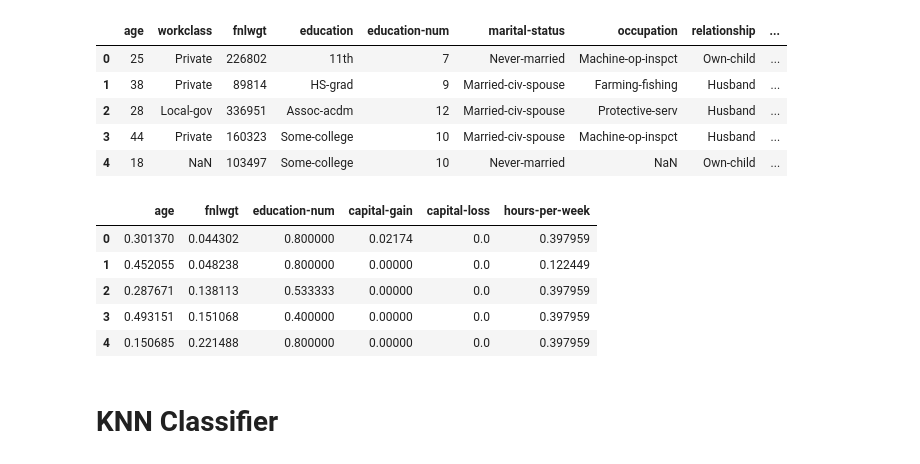
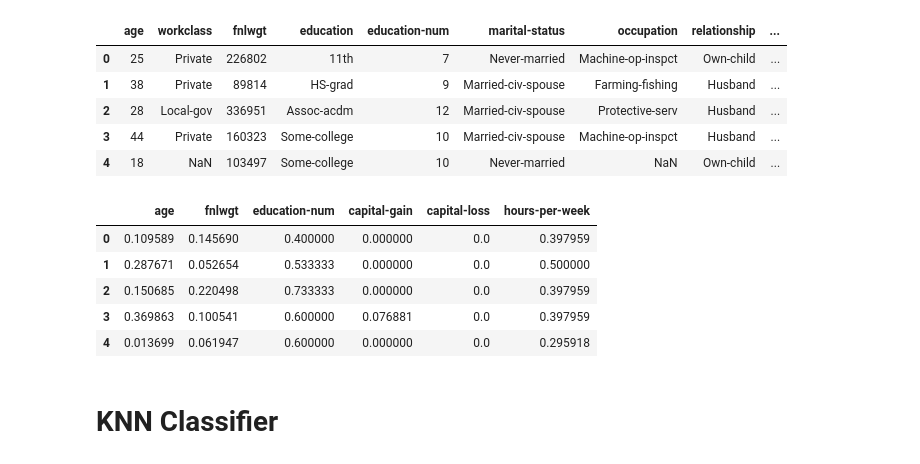
Before and after one commit to Pligabue/PCS5024-2021, a Jupyter notebook: Classifiers for the Adult Dataset/main.ipynb, the cells around one changed output. Saved outputs shown, nothing was run; the diff lists cells and outputs as text; code cells hidden in the pictures.

```diff
--- a/Classifiers for the Adult Dataset/main.ipynb
+++ b/Classifiers for the Adult Dataset/main.ipynb
@@ -38,6 +40,10 @@ The second issue that must be dealt with is the range of each numeric feature, a
 # %%
-numeric_adult_df = (numeric_adult_df - numeric_adult_df.min()) / (numeric_adult_df.max() - numeric_adult_df.min())
-numeric_adult_df.head()
+scaler = MinMaxScaler()
+scaler.fit(numeric_adult_df)
+
+scaled_data = scaler.transform(numeric_adult_df)
+scaled_adult_df = pd.DataFrame(data=scaled_data, columns=numeric_names)
+scaled_adult_df.head()
 # %% [output]
 |  | age | fnlwgt | education-num | capital-gain | capital-loss | hours-per-week |
 | 0 | 0.301370 | 0.044302 | 0.800000 | 0.02174 | 0.0 | 0.397959 |
@@ -76,15 +82,16 @@ test_df.head()
 # %%
 numeric_test_df = test_df[numeric_names]
 
-numeric_test_df = (numeric_test_df - numeric_adult_df.min()) / (numeric_adult_df.max() - numeric_adult_df.min())
-numeric_adult_df.head()
+scaled_data = scaler.transform(numeric_test_df)
+scaled_test_df = pd.DataFrame(data=scaled_data, columns=numeric_names)
+scaled_test_df.head()
 # %% [output]
 |  | age | fnlwgt | education-num | capital-gain | capital-loss | hours-per-week |
-| 0 | 0.301370 | 0.044302 | 0.800000 | 0.02174 | 0.0 | 0.397959 |
-| 1 | 0.452055 | 0.048238 | 0.800000 | 0.00000 | 0.0 | 0.122449 |
-| 2 | 0.287671 | 0.138113 | 0.533333 | 0.00000 | 0.0 | 0.397959 |
-| 3 | 0.493151 | 0.151068 | 0.400000 | 0.00000 | 0.0 | 0.397959 |
-| 4 | 0.150685 | 0.221488 | 0.800000 | 0.00000 | 0.0 | 0.397959 |
+| 0 | 0.109589 | 0.145690 | 0.400000 | 0.000000 | 0.0 | 0.397959 |
+| 1 | 0.287671 | 0.052654 | 0.533333 | 0.000000 | 0.0 | 0.500000 |
+| 2 | 0.150685 | 0.220498 | 0.733333 | 0.000000 | 0.0 | 0.397959 |
+| 3 | 0.369863 | 0.100541 | 0.600000 | 0.076881 | 0.0 | 0.397959 |
+| 4 | 0.013699 | 0.061947 | 0.600000 | 0.000000 | 0.0 | 0.295918 |
 # %% [markdown]
 # KNN Classifier
 # %%
```
Also changed, not shown: parts of 25 cells of this notebook.
